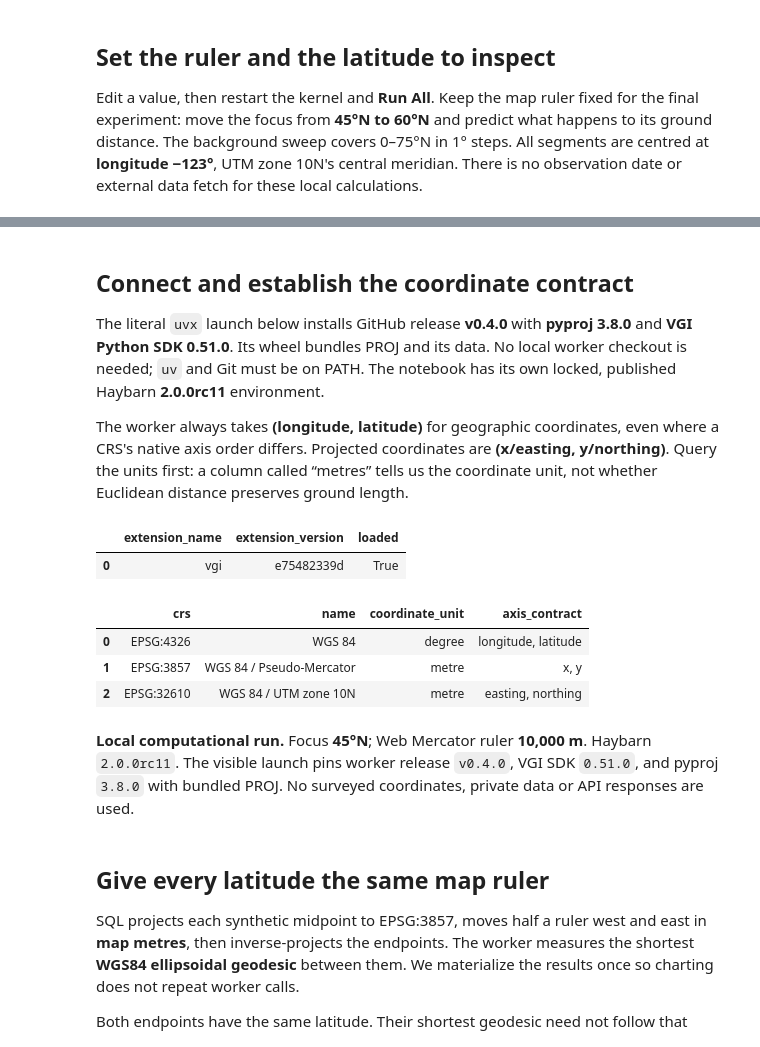
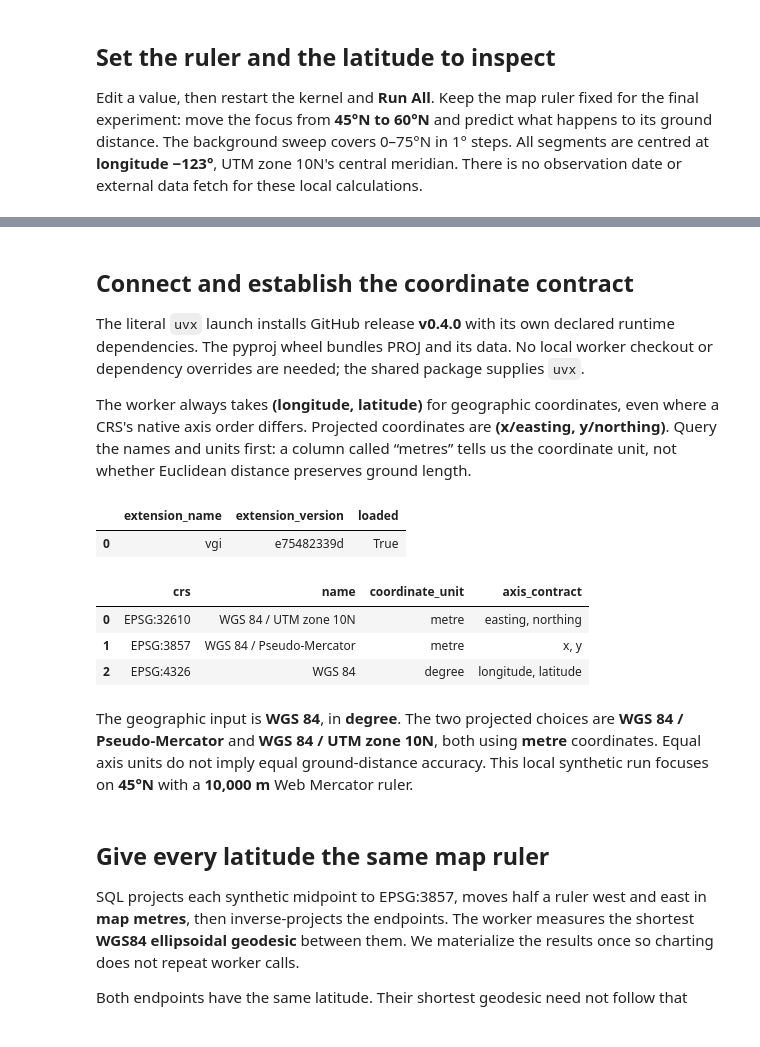
Before and after one commit to Query-farm/vgi-proj, a Jupyter notebook: notebooks/01_when_a_map_ruler_lies.ipynb, the cells around one changed output, grey strips where cells are left out. Saved outputs shown, nothing was run; the diff lists cells and outputs as text; code cells hidden in the pictures.

```diff
--- a/notebooks/01_when_a_map_ruler_lies.ipynb
+++ b/notebooks/01_when_a_map_ruler_lies.ipynb
@@ -86,14 +76,13 @@ Did not find user configurations in /private/var/folders/5z/17gt9js944s7smk125j2
 # %% [markdown]
 ## Connect and establish the coordinate contract
 
-The literal `uvx` launch below installs GitHub release **v0.4.0** with
-**pyproj 3.8.0** and **VGI Python SDK 0.51.0**. Its wheel bundles PROJ and its data.
-No local worker checkout is needed; `uv` and Git must be on PATH. The notebook
-has its own locked, published Haybarn **2.0.0rc11** environment.
+The literal `uvx` launch installs GitHub release **v0.4.0** with its own declared
+runtime dependencies. The pyproj wheel bundles PROJ and its data. No local worker
+checkout or dependency overrides are needed; the shared package supplies `uvx`.
 
 The worker always takes **(longitude, latitude)** for geographic coordinates,
 even where a CRS's native axis order differs. Projected coordinates are
-**(x/easting, y/northing)**. Query the units first: a column called “metres”
+**(x/easting, y/northing)**. Query the names and units first: a column called “metres”
 tells us the coordinate unit, not whether Euclidean distance preserves ground length.
 # %%
 %%sql
@@ -107,15 +96,17 @@ FROM duckdb_extensions() WHERE extension_name = 'vgi';
 | 0 | vgi | e75482339d | True |
 # %%
 %%sql
+CREATE TABLE crs_contract AS
 SELECT crs, proj.main.crs_name(crs) AS name, proj.main.crs_units(crs) AS coordinate_unit,
        axis_contract
 FROM (VALUES
     ('EPSG:4326', 'longitude, latitude'),
     ('EPSG:3857', 'x, y'),
     ('EPSG:32610', 'easting, northing')
 ) t(crs, axis_contract);
+SELECT * FROM crs_contract ORDER BY crs;
 # %% [output]
 |  | crs | name | coordinate_unit | axis_contract |
-| 0 | EPSG:4326 | WGS 84 | degree | longitude, latitude |
+| 0 | EPSG:32610 | WGS 84 / UTM zone 10N | metre | easting, northing |
 | 1 | EPSG:3857 | WGS 84 / Pseudo-Mercator | metre | x, y |
-| 2 | EPSG:32610 | WGS 84 / UTM zone 10N | metre | easting, northing |
+| 2 | EPSG:4326 | WGS 84 | degree | longitude, latitude |
@@ -122,12 +116,16 @@ FROM (VALUES
 # %%
+contracts = crs_frame.set_index("crs")
 prose(
-    f"**Local computational run.** Focus **{FOCUS_LATITUDE_DEG:g}°N**; "
-    f"Web Mercator ruler **{MAP_LENGTH_M:,.0f} m**. Haybarn `{haybarn.__version__}`. "
-    "The visible launch pins worker release `v0.4.0`, VGI SDK `0.51.0`, and pyproj `3.8.0` with bundled PROJ. "
-    "No surveyed coordinates, private data or API responses are used."
+    f"The geographic input is **{contracts.loc['EPSG:4326', 'name']}**, in "
+    f"**{contracts.loc['EPSG:4326', 'coordinate_unit']}**. The two projected choices are "
+    f"**{contracts.loc['EPSG:3857', 'name']}** and **{contracts.loc['EPSG:32610', 'name']}**, "
+    f"both using **{contracts.loc['EPSG:3857', 'coordinate_unit']}** coordinates. "
+    "Equal axis units do not imply equal ground-distance accuracy. "
+    f"This local synthetic run focuses on **{FOCUS_LATITUDE_DEG:g}°N** with a "
+    f"**{MAP_LENGTH_M:,.0f} m** Web Mercator ruler."
 )
 # %% [output]
-**Local computational run.** Focus **45°N**; Web Mercator ruler **10,000 m**. Haybarn `2.0.0rc11`. The visible launch pins worker release `v0.4.0`, VGI SDK `0.51.0`, and pyproj `3.8.0` with bundled PROJ. No surveyed coordinates, private data or API responses are used.
+The geographic input is **WGS 84**, in **degree**. The two projected choices are **WGS 84 / Pseudo-Mercator** and **WGS 84 / UTM zone 10N**, both using **metre** coordinates. Equal axis units do not imply equal ground-distance accuracy. This local synthetic run focuses on **45°N** with a **10,000 m** Web Mercator ruler.
 # %% [markdown]
 ## Give every latitude the same map ruler
 
```
Also changed, not shown: parts of 21 cells of this notebook, 12 other files.
